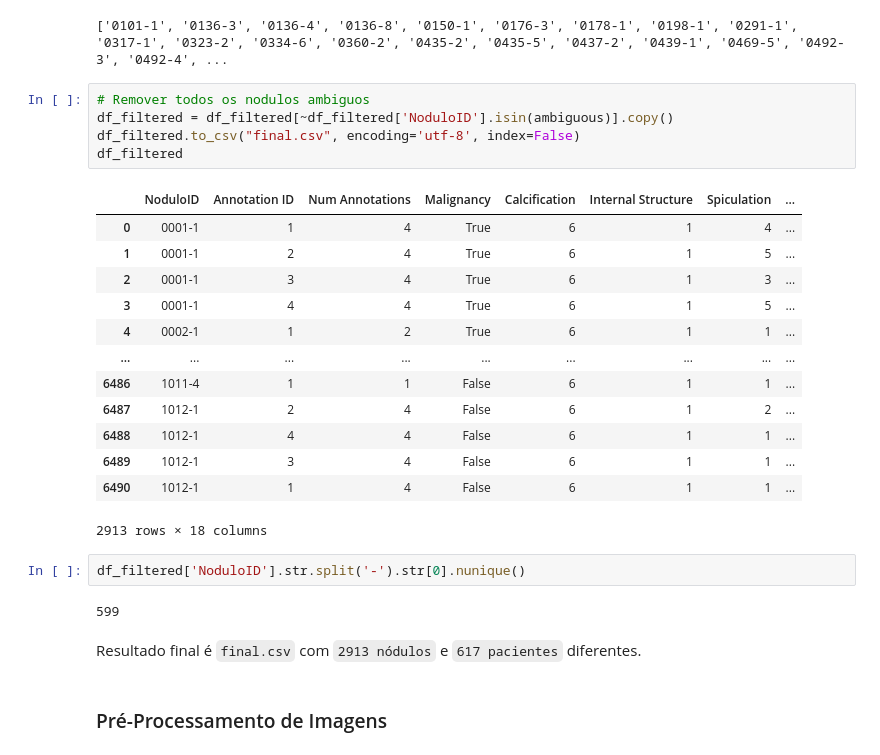
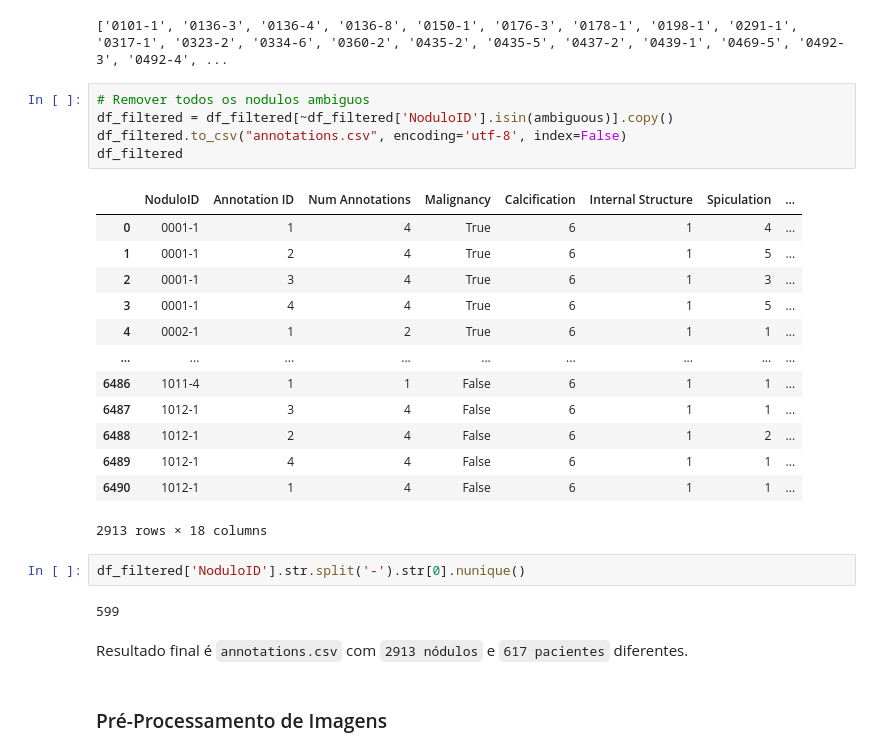
Before and after one commit to francisca005/Lung-Cancer-Classification, a Jupyter notebook: notebook.ipynb, the cells around one changed output. Drawn from its saved outputs; the diff is of its cells as text.

````diff
--- a/notebook.ipynb
+++ b/notebook.ipynb
@@ -991,20 +989,20 @@ print(ambiguous)
 # %%
 # Remover todos os nodulos ambiguos
 df_filtered = df_filtered[~df_filtered['NoduloID'].isin(ambiguous)].copy()
-df_filtered.to_csv("final.csv", encoding='utf-8', index=False)
+df_filtered.to_csv("annotations.csv", encoding='utf-8', index=False)
 df_filtered
 # %% [output]
 |  | NoduloID | Annotation ID | Num Annotations | Malignancy | Calcification | Internal Structure | Spiculation | ... |
 | 0 | 0001-1 | 1 | 4 | True | 6 | 1 | 4 | ... |
 | 1 | 0001-1 | 2 | 4 | True | 6 | 1 | 5 | ... |
 | 2 | 0001-1 | 3 | 4 | True | 6 | 1 | 3 | ... |
 | 3 | 0001-1 | 4 | 4 | True | 6 | 1 | 5 | ... |
 | 4 | 0002-1 | 1 | 2 | True | 6 | 1 | 1 | ... |
 | ... | ... | ... | ... | ... | ... | ... | ... | ... |
 | 6486 | 1011-4 | 1 | 1 | False | 6 | 1 | 1 | ... |
-| 6487 | 1012-1 | 2 | 4 | False | 6 | 1 | 2 | ... |
-| 6488 | 1012-1 | 4 | 4 | False | 6 | 1 | 1 | ... |
-| 6489 | 1012-1 | 3 | 4 | False | 6 | 1 | 1 | ... |
+| 6487 | 1012-1 | 3 | 4 | False | 6 | 1 | 1 | ... |
+| 6488 | 1012-1 | 2 | 4 | False | 6 | 1 | 2 | ... |
+| 6489 | 1012-1 | 4 | 4 | False | 6 | 1 | 1 | ... |
 | 6490 | 1012-1 | 1 | 4 | False | 6 | 1 | 1 | ... |
 2913 rows × 18 columns
 # %%
@@ -1012,7 +1010,7 @@ df_filtered['NoduloID'].str.split('-').str[0].nunique()
 # %% [output]
 599
 # %% [markdown]
-Resultado final é ```final.csv``` com ```2913 nódulos``` e ```617 pacientes``` diferentes.
+Resultado final é ```annotations.csv``` com ```2913 nódulos``` e ```617 pacientes``` diferentes.
 # %% [markdown]
 ### Pré-Processamento de Imagens
 # %% [markdown]
````
Also changed, not shown: parts of 15 cells of this notebook, 2 other files.
